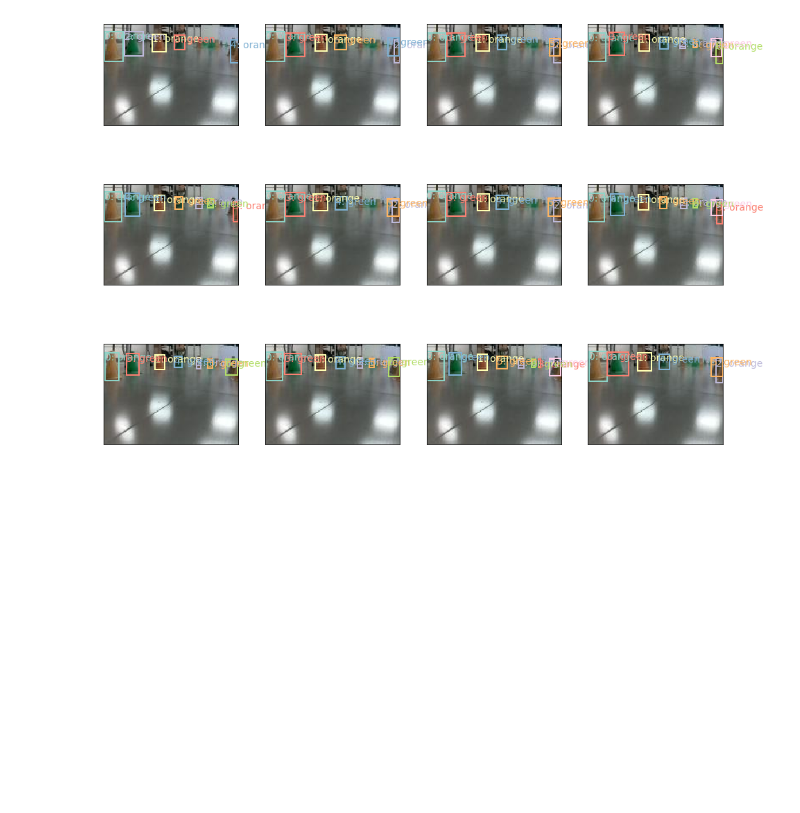
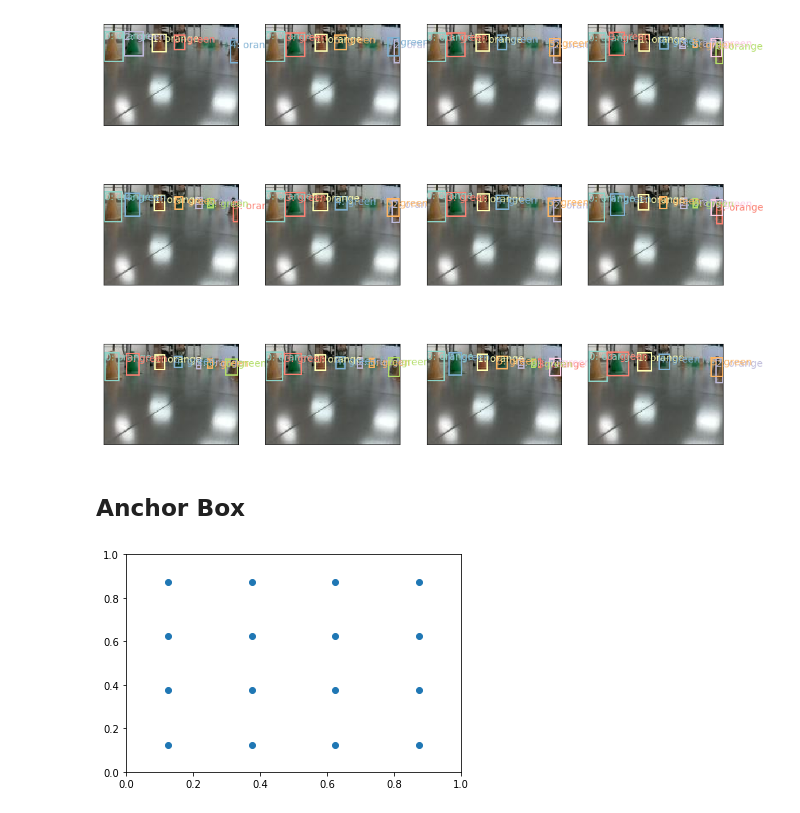
Before and after one commit to 10zinten/Driverless-project, a Jupyter notebook: object-detection/prototype/SSD cone detection.ipynb, the cells around one changed output. Cells and saved outputs as stored; diff of their text form; code cells hidden in the pictures; blank space fills up the shorter version.

Commit message:
started on anchor box

```diff
--- a/object-detection/prototype/SSD cone detection.ipynb
+++ b/object-detection/prototype/SSD cone detection.ipynb
@@ -357,3 +357,23 @@ for i, ax in enumerate(axes.flat):
     show_ground_truth(ax, x[i], y[0][i], y[1][i])
 # %% [output]
 [figure]
+# %% [markdown]
+## Anchor Box
+# %%
+anc_grid = 4
+k = 1
+
+anc_offset = 1/(anc_grid*2)
+anc_x = np.repeat(np.linspace(anc_offset, 1-anc_offset, anc_grid), anc_grid)
+anc_y = np.tile(np.linspace(anc_offset, 1-anc_offset, anc_grid), anc_grid)
+
+anc_ctrs = np.tile(np.stack([anc_x,anc_y], axis=1), (k,1))
+anc_sizes = np.array([[1/anc_grid,1/anc_grid] for i in range(anc_grid*anc_grid)])
+anchors = np.concatenate([anc_ctrs, anc_sizes], axis=1)
+
+grid_sizes = np.array([1/anc_grid])
+plt.scatter(anc_x, anc_y)
+plt.xlim(0, 1)
+plt.ylim(0, 1);
+# %% [output]
+[figure, added]
```
Also changed, not shown: parts of 6 cells of this notebook.
